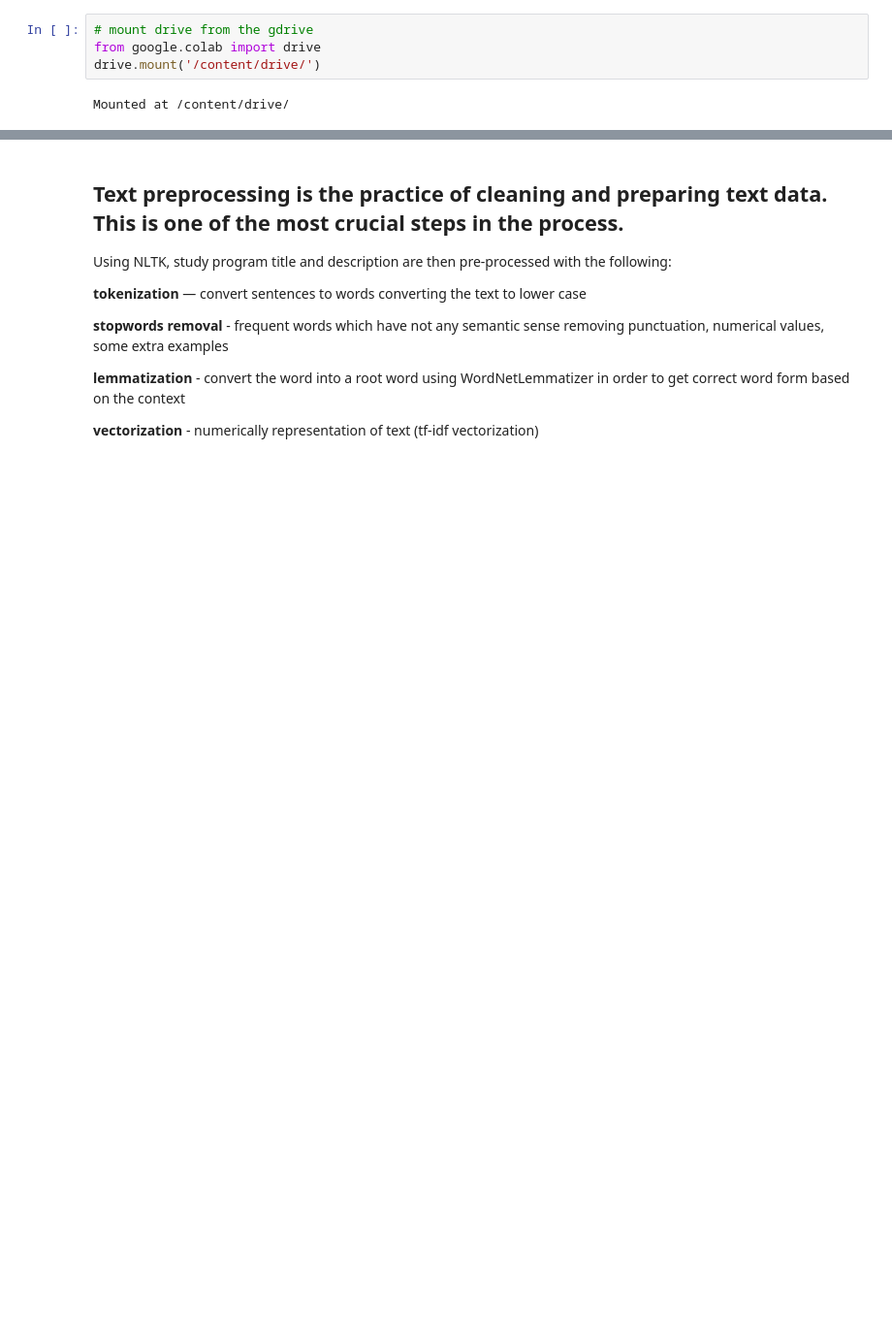
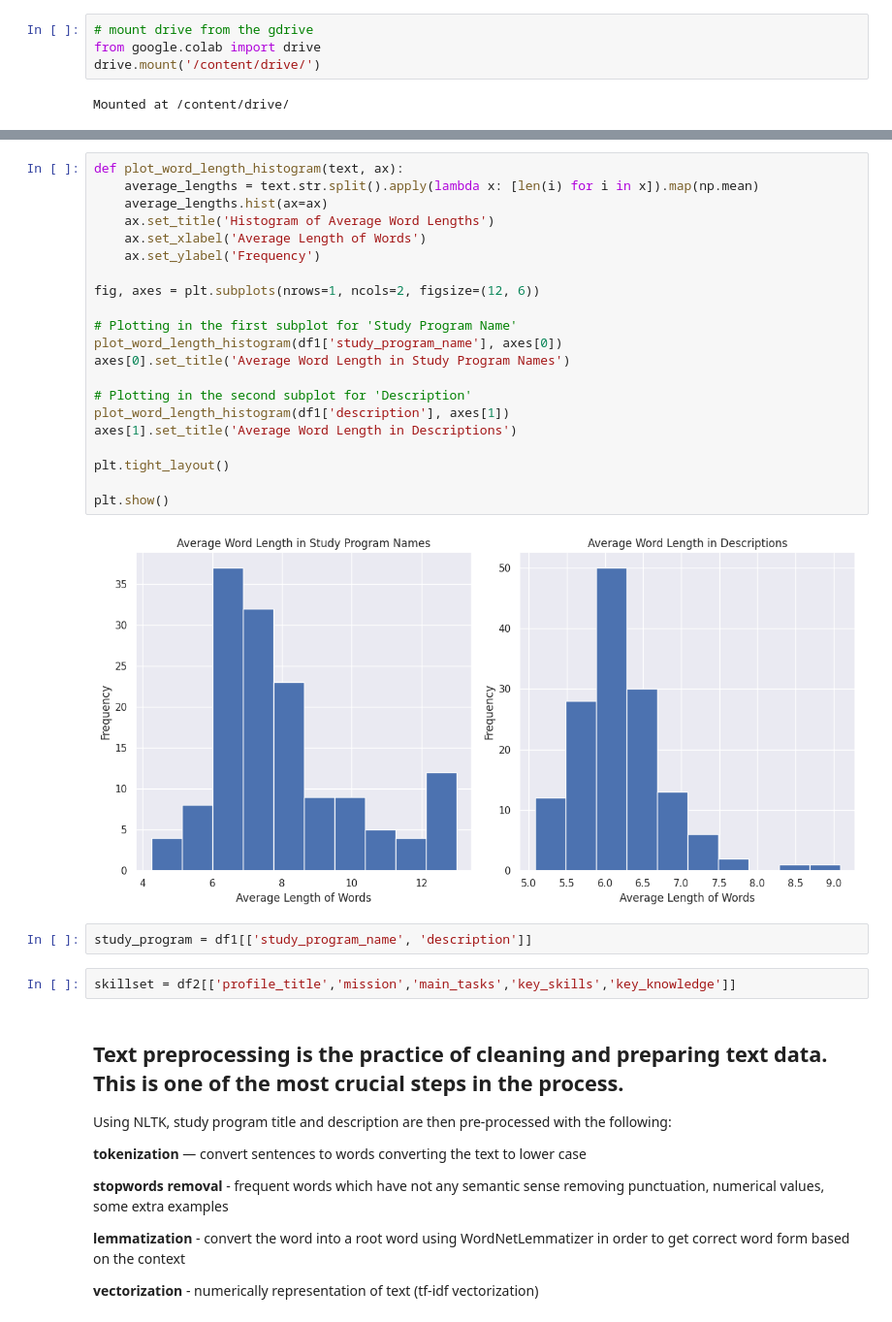
Before and after one commit to enzeeeh/ds-project, a Jupyter notebook: ds-lab1/Text_Mining_Analysis_DS_LAB1_Topic.ipynb, the cells around one changed output, grey strips where cells are left out. Shown at 97% size. Drawn from its saved outputs; the diff is of its cells as text; blank space fills up the shorter version.

```diff
--- a/ds-lab1/Text_Mining_Analysis_DS_LAB1_Topic.ipynb
+++ b/ds-lab1/Text_Mining_Analysis_DS_LAB1_Topic.ipynb
@@ -196,3 +177,30 @@ plt.show()
+# %%
+def plot_word_length_histogram(text, ax):
+    average_lengths = text.str.split().apply(lambda x: [len(i) for i in x]).map(np.mean)
+    average_lengths.hist(ax=ax)
+    ax.set_title('Histogram of Average Word Lengths')
+    ax.set_xlabel('Average Length of Words')
+    ax.set_ylabel('Frequency')
+
+fig, axes = plt.subplots(nrows=1, ncols=2, figsize=(12, 6))
+
+# Plotting in the first subplot for 'Study Program Name'
+plot_word_length_histogram(df1['study_program_name'], axes[0])
+axes[0].set_title('Average Word Length in Study Program Names')
+
+# Plotting in the second subplot for 'Description'
+plot_word_length_histogram(df1['description'], axes[1])
+axes[1].set_title('Average Word Length in Descriptions')
+
+plt.tight_layout()
+
+plt.show()
+# %% [output]
+[figure, added]
+# %%
+study_program = df1[['study_program_name', 'description']]
+# %%
+skillset = df2[['profile_title','mission','main_tasks','key_skills','key_knowledge']]
 # %% [markdown]
 ## Text preprocessing is the practice of cleaning and preparing text data. This is one of the most crucial steps in the process.
 
```
Also changed, not shown: parts of 121 cells of this notebook.
